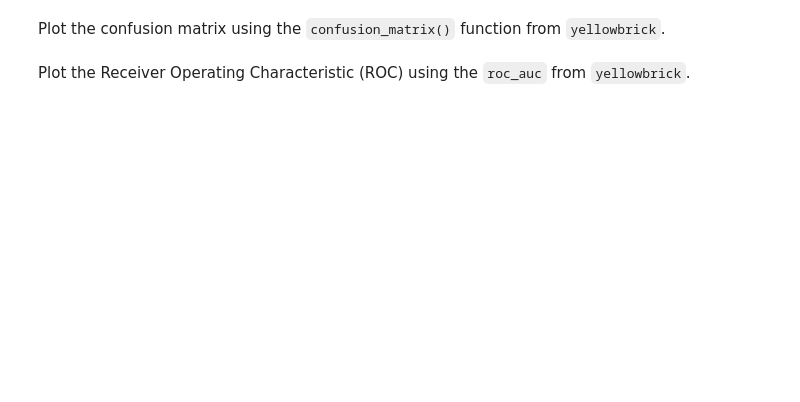
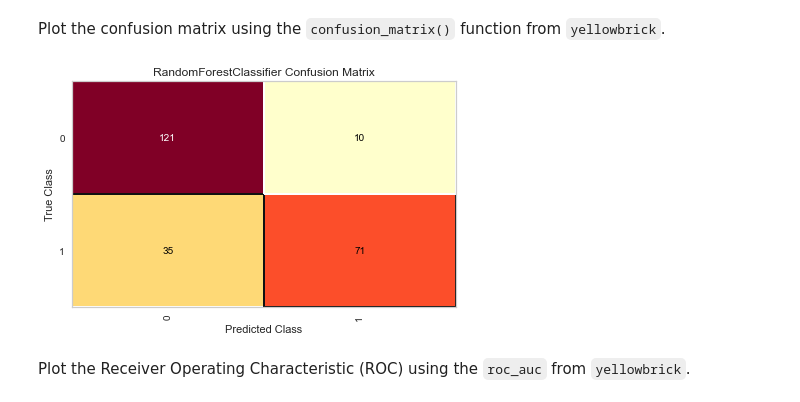
Before and after one commit to victorsamueldaniel/ML, a Jupyter notebook: week_7/Exercise_07_grp17.ipynb, the cells around one changed output. Saved outputs shown, nothing was run; the diff lists cells and outputs as text; code cells hidden in the pictures; blank space fills up the shorter version.

```diff
--- a/week_7/Exercise_07_grp17.ipynb
+++ b/week_7/Exercise_07_grp17.ipynb
@@ -223,4 +199,8 @@ Perform a classification report using the `classification_report()` function fro
 # %% [markdown]
 Plot the confusion matrix using the `confusion_matrix()` function from `yellowbrick`.
+# %%
+confusion_matrix(best_forest, X_1_train, y_1_train);
+# %% [output]
+[figure, added]
 # %% [markdown]
 Plot the Receiver Operating Characteristic (ROC) using the `roc_auc` from `yellowbrick`.
```
Also changed, not shown: parts of 15 cells of this notebook.
